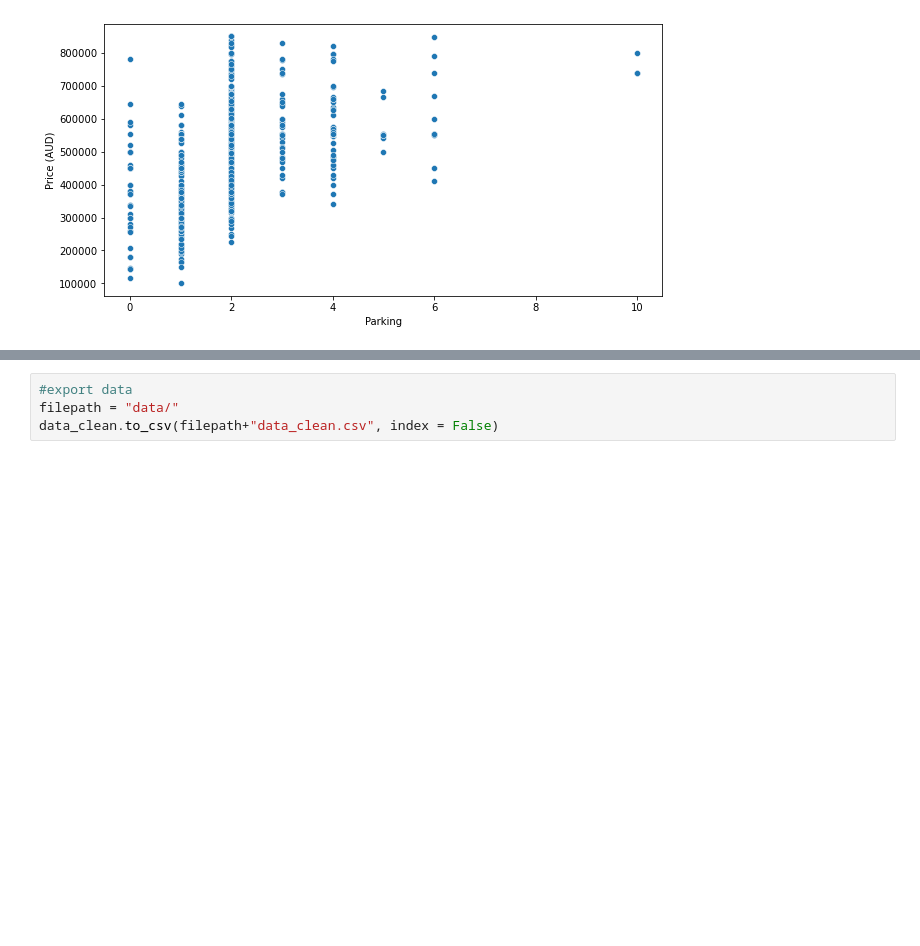
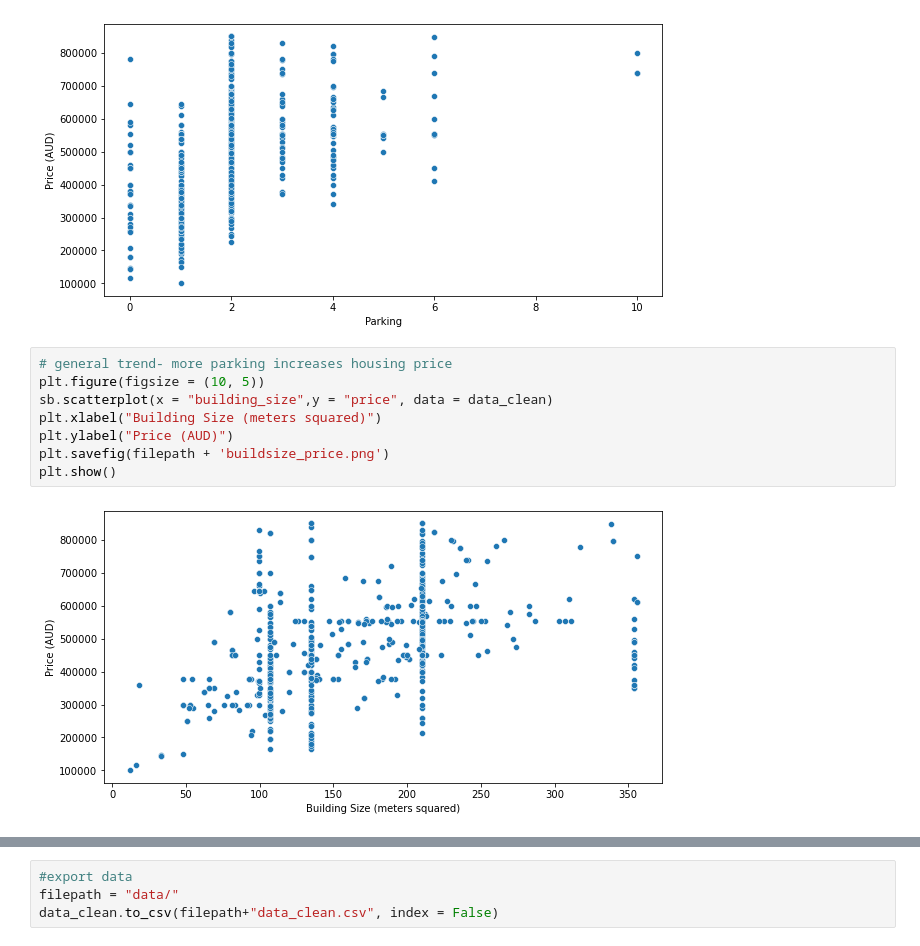
Before and after one commit to ayang-deloitte/Semester2Capstone, a Jupyter notebook: EDA.ipynb, the cells around one changed output, grey strips where cells are left out. Cells and saved outputs as stored; diff of their text form; blank space fills up the shorter version.

Commit message:
Capstone and EDA adjustments - more visualizations, clarity on models

```diff
--- a/EDA.ipynb
+++ b/EDA.ipynb
@@ -476,3 +476,13 @@ plt.savefig(filepath + 'parking_price.png')
 plt.show()
 # %% [output]
 [figure]
+# %%
+# general trend- more parking increases housing price
+plt.figure(figsize = (10, 5))
+sb.scatterplot(x = "building_size",y = "price", data = data_clean)
+plt.xlabel("Building Size (meters squared)")
+plt.ylabel("Price (AUD)")
+plt.savefig(filepath + 'buildsize_price.png')
+plt.show()
+# %% [output]
+[figure, added]
```
Also changed, not shown: parts of 2 cells of this notebook, 6 other files.
